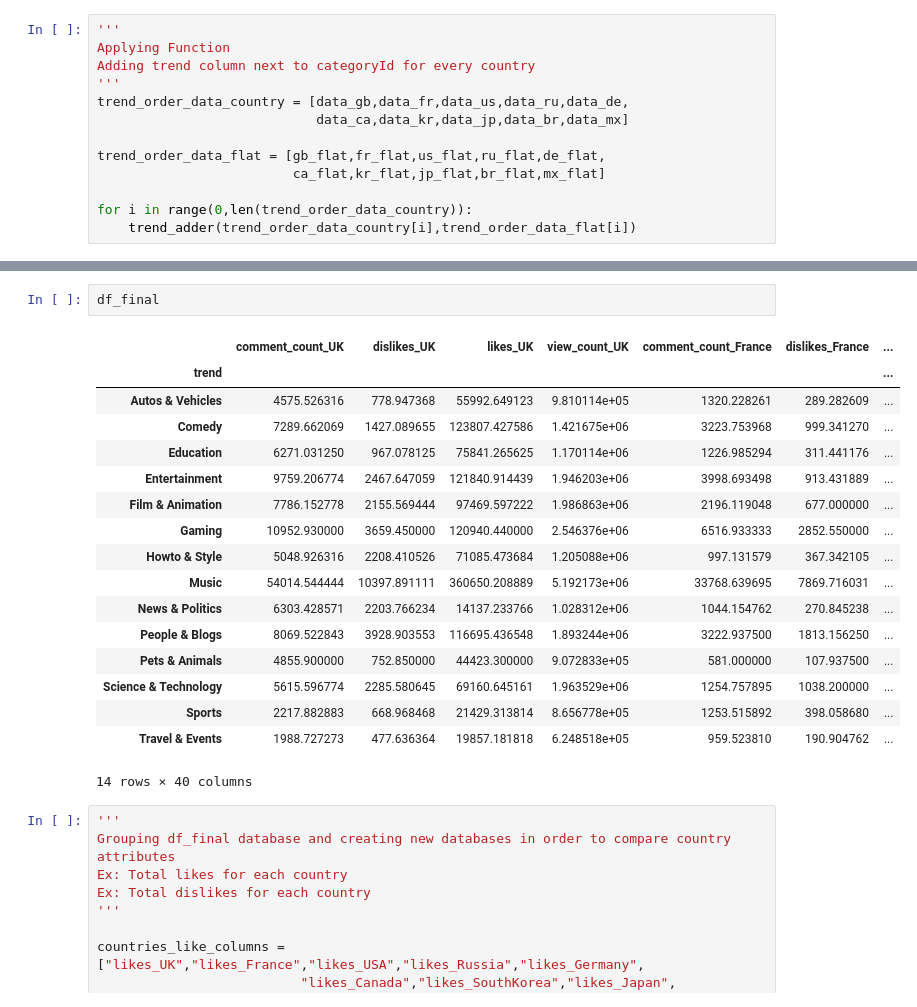
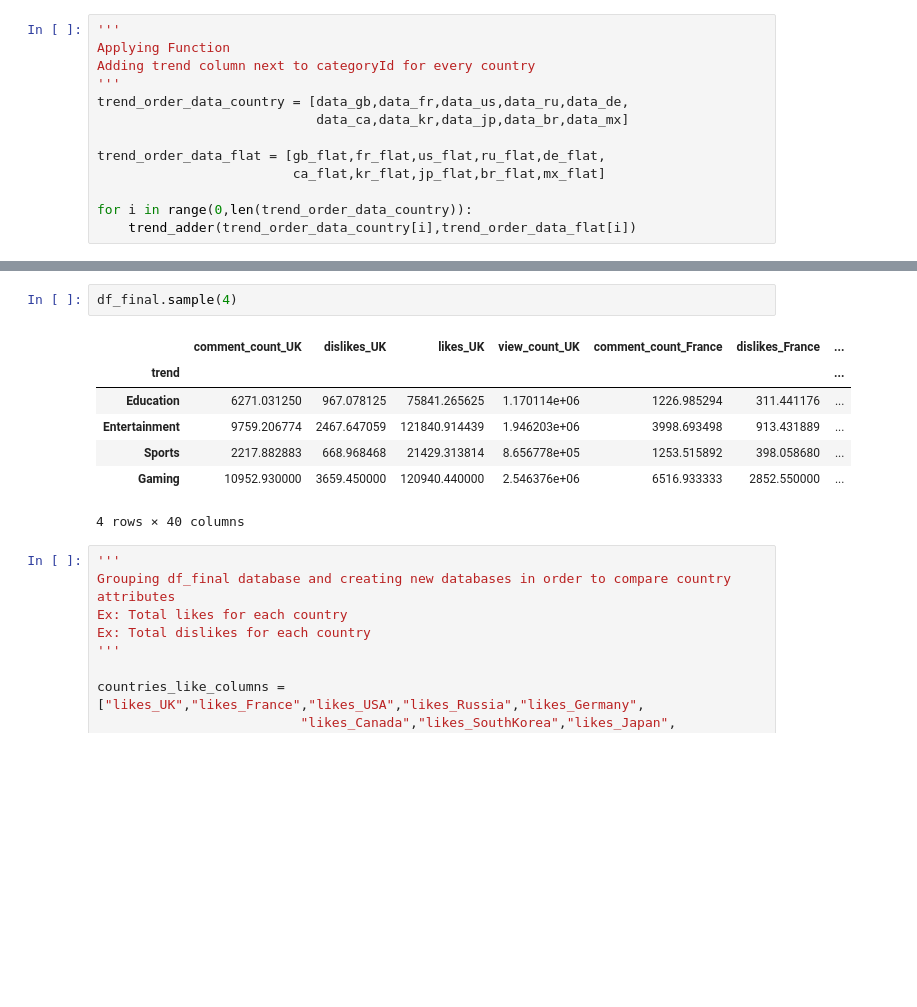
Before and after one commit to gorkemguneser/Youtube-Trending-Videos-Statistical-Analysis, a Jupyter notebook: code/gorkem.ipynb, the cells around one changed output, grey strips where cells are left out. Drawn from its saved outputs; the diff is of its cells as text; blank space fills up the shorter version.

```diff
--- a/code/gorkem.ipynb
+++ b/code/gorkem.ipynb
@@ -311,25 +296,15 @@ dfs = [pt_gb, pt_fr, pt_us,pt_ru,pt_de,pt_ca,pt_kr,pt_jp,pt_br,pt_mx]
 df_final = reduce(lambda left,right: pd.merge(left,right,how="outer",
                                               left_index=True,right_index=True), dfs)
 # %%
-df_final
+df_final.sample(4)
 # %% [output]
 |  | comment_count_UK | dislikes_UK | likes_UK | view_count_UK | comment_count_France | dislikes_France | ... |
 | trend |  |  |  |  |  |  | ... |
-| Autos & Vehicles | 4575.526316 | 778.947368 | 55992.649123 | 9.810114e+05 | 1320.228261 | 289.282609 | ... |
-| Comedy | 7289.662069 | 1427.089655 | 123807.427586 | 1.421675e+06 | 3223.753968 | 999.341270 | ... |
 | Education | 6271.031250 | 967.078125 | 75841.265625 | 1.170114e+06 | 1226.985294 | 311.441176 | ... |
 | Entertainment | 9759.206774 | 2467.647059 | 121840.914439 | 1.946203e+06 | 3998.693498 | 913.431889 | ... |
-| Film & Animation | 7786.152778 | 2155.569444 | 97469.597222 | 1.986863e+06 | 2196.119048 | 677.000000 | ... |
+| Sports | 2217.882883 | 668.968468 | 21429.313814 | 8.656778e+05 | 1253.515892 | 398.058680 | ... |
 | Gaming | 10952.930000 | 3659.450000 | 120940.440000 | 2.546376e+06 | 6516.933333 | 2852.550000 | ... |
-| Howto & Style | 5048.926316 | 2208.410526 | 71085.473684 | 1.205088e+06 | 997.131579 | 367.342105 | ... |
-| Music | 54014.544444 | 10397.891111 | 360650.208889 | 5.192173e+06 | 33768.639695 | 7869.716031 | ... |
-| News & Politics | 6303.428571 | 2203.766234 | 14137.233766 | 1.028312e+06 | 1044.154762 | 270.845238 | ... |
-| People & Blogs | 8069.522843 | 3928.903553 | 116695.436548 | 1.893244e+06 | 3222.937500 | 1813.156250 | ... |
-| Pets & Animals | 4855.900000 | 752.850000 | 44423.300000 | 9.072833e+05 | 581.000000 | 107.937500 | ... |
-| Science & Technology | 5615.596774 | 2285.580645 | 69160.645161 | 1.963529e+06 | 1254.757895 | 1038.200000 | ... |
-| Sports | 2217.882883 | 668.968468 | 21429.313814 | 8.656778e+05 | 1253.515892 | 398.058680 | ... |
-| Travel & Events | 1988.727273 | 477.636364 | 19857.181818 | 6.248518e+05 | 959.523810 | 190.904762 | ... |
-14 rows × 40 columns
+4 rows × 40 columns
 # %%
 '''
 Grouping df_final database and creating new databases in order to compare country attributes
```
Also changed, not shown: parts of 48 cells of this notebook, 1 other file.
